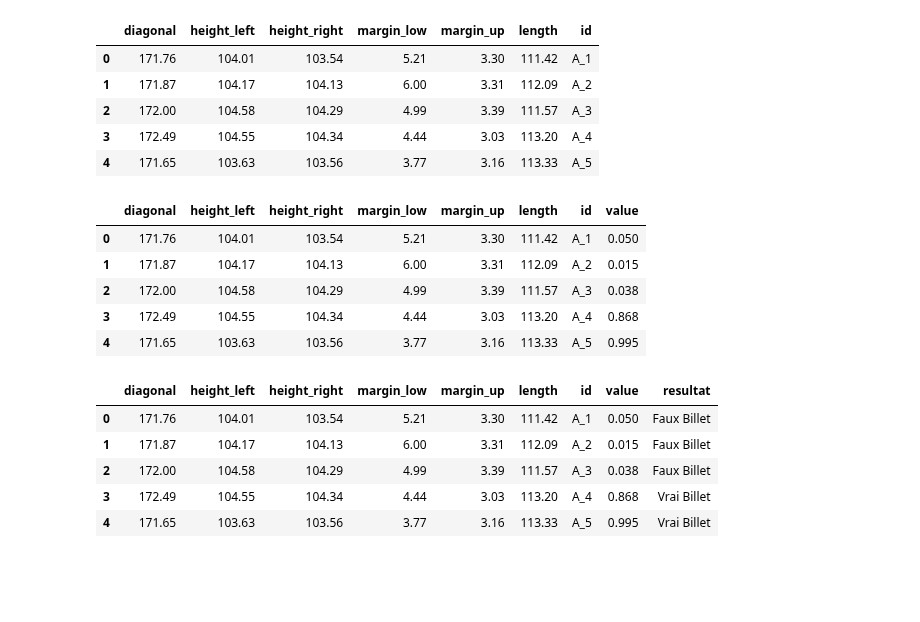
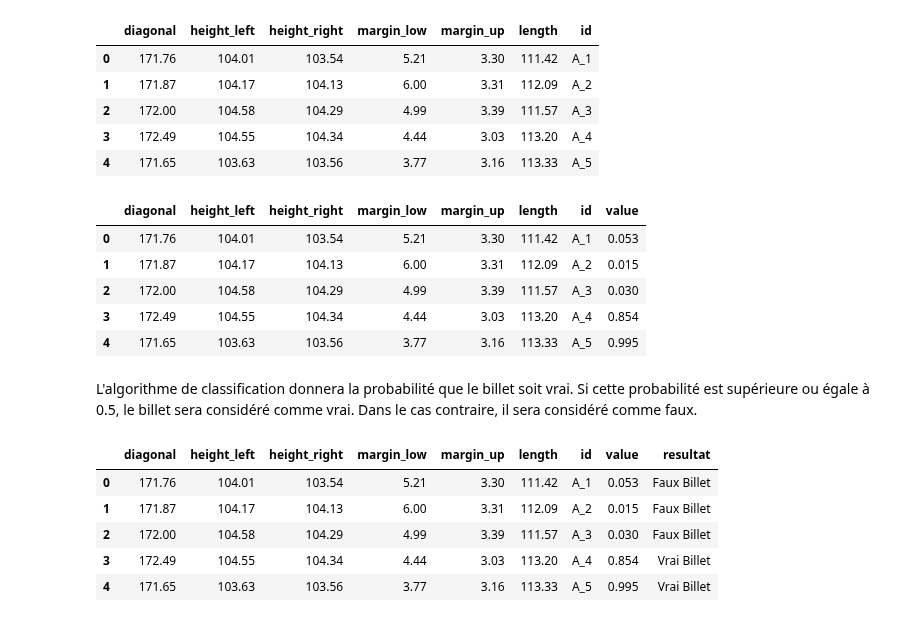
Before and after one commit to ROWAIDAK/P6-D-tectez-des-faux-billets, a Jupyter notebook: P6_03_La régression logistique_Détectez_des_faux_billets.ipynb, the cells around one changed output. Drawn from its saved outputs; the diff is of its cells as text; code cells hidden in the pictures; blank space fills up the shorter version.

```diff
--- a/P6_03_La régression logistique_Détectez_des_faux_billets.ipynb
+++ b/P6_03_La régression logistique_Détectez_des_faux_billets.ipynb
@@ -249,21 +221,23 @@ df_example
 # %%
 #Préparation des données
 X = df_example.copy()
 X = X.iloc[:, :-1]
 #Utilisation du modèle de prédiction 'lr'
 probability = lr.predict_proba(X.values)[:, 1]
 #Probabilités des billets établies
 proba = pd.Series(probability.round(3), name='value')
 #Intégration des probabilités dans le jeu de données
-df_example_final = pd.concat([df0, proba], axis=1)
+df_example_final = pd.concat([df_example, proba], axis=1)
 df_example_final
 # %% [output]
 |  | diagonal | height_left | height_right | margin_low | margin_up | length | id | value |
-| 0 | 171.76 | 104.01 | 103.54 | 5.21 | 3.30 | 111.42 | A_1 | 0.050 |
+| 0 | 171.76 | 104.01 | 103.54 | 5.21 | 3.30 | 111.42 | A_1 | 0.053 |
 | 1 | 171.87 | 104.17 | 104.13 | 6.00 | 3.31 | 112.09 | A_2 | 0.015 |
-| 2 | 172.00 | 104.58 | 104.29 | 4.99 | 3.39 | 111.57 | A_3 | 0.038 |
-| 3 | 172.49 | 104.55 | 104.34 | 4.44 | 3.03 | 113.20 | A_4 | 0.868 |
+| 2 | 172.00 | 104.58 | 104.29 | 4.99 | 3.39 | 111.57 | A_3 | 0.030 |
+| 3 | 172.49 | 104.55 | 104.34 | 4.44 | 3.03 | 113.20 | A_4 | 0.854 |
 | 4 | 171.65 | 103.63 | 103.56 | 3.77 | 3.16 | 113.33 | A_5 | 0.995 |
+# %% [markdown]
+L'algorithme de classification donnera la probabilité que le billet soit vrai. Si cette probabilité est supérieure ou égale à 0.5, le billet sera considéré comme vrai. Dans le cas contraire, il sera considéré comme faux.
 # %%
 #Résultats de la classification prédictive :
 resultat = []
@@ -277,8 +251,8 @@ df_example_final['resultat'] = resultat
 df_example_final
 # %% [output]
 |  | diagonal | height_left | height_right | margin_low | margin_up | length | id | value | resultat |
-| 0 | 171.76 | 104.01 | 103.54 | 5.21 | 3.30 | 111.42 | A_1 | 0.050 | Faux Billet |
+| 0 | 171.76 | 104.01 | 103.54 | 5.21 | 3.30 | 111.42 | A_1 | 0.053 | Faux Billet |
 | 1 | 171.87 | 104.17 | 104.13 | 6.00 | 3.31 | 112.09 | A_2 | 0.015 | Faux Billet |
-| 2 | 172.00 | 104.58 | 104.29 | 4.99 | 3.39 | 111.57 | A_3 | 0.038 | Faux Billet |
-| 3 | 172.49 | 104.55 | 104.34 | 4.44 | 3.03 | 113.20 | A_4 | 0.868 | Vrai Billet |
+| 2 | 172.00 | 104.58 | 104.29 | 4.99 | 3.39 | 111.57 | A_3 | 0.030 | Faux Billet |
+| 3 | 172.49 | 104.55 | 104.34 | 4.44 | 3.03 | 113.20 | A_4 | 0.854 | Vrai Billet |
 | 4 | 171.65 | 103.63 | 103.56 | 3.77 | 3.16 | 113.33 | A_5 | 0.995 | Vrai Billet |
```
Also changed, not shown: parts of 22 cells of this notebook.
